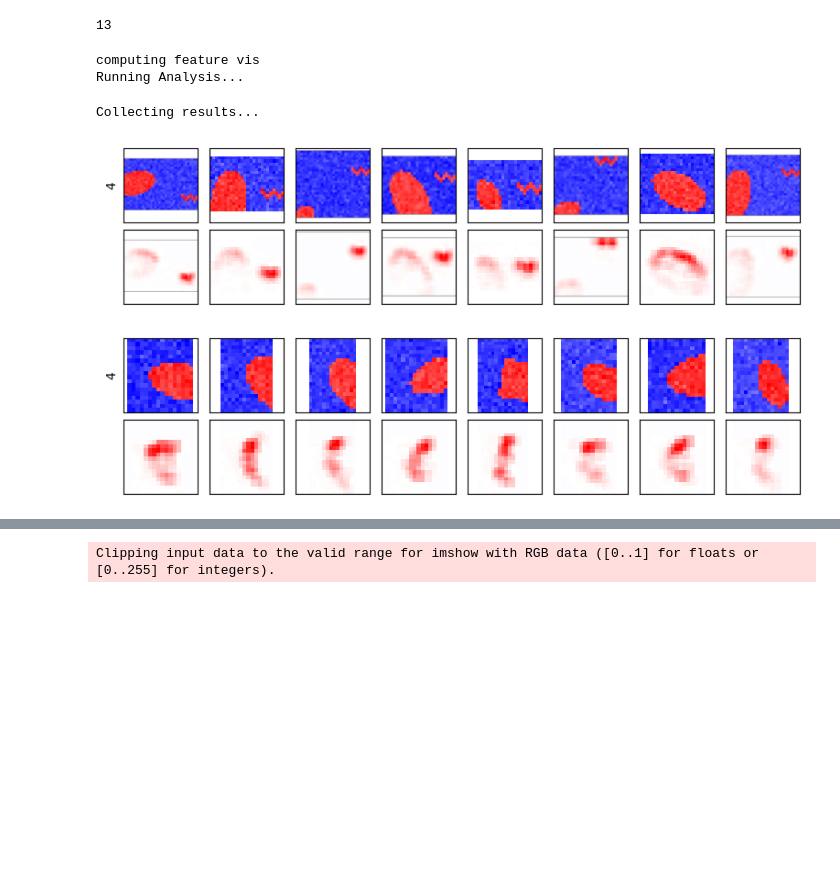
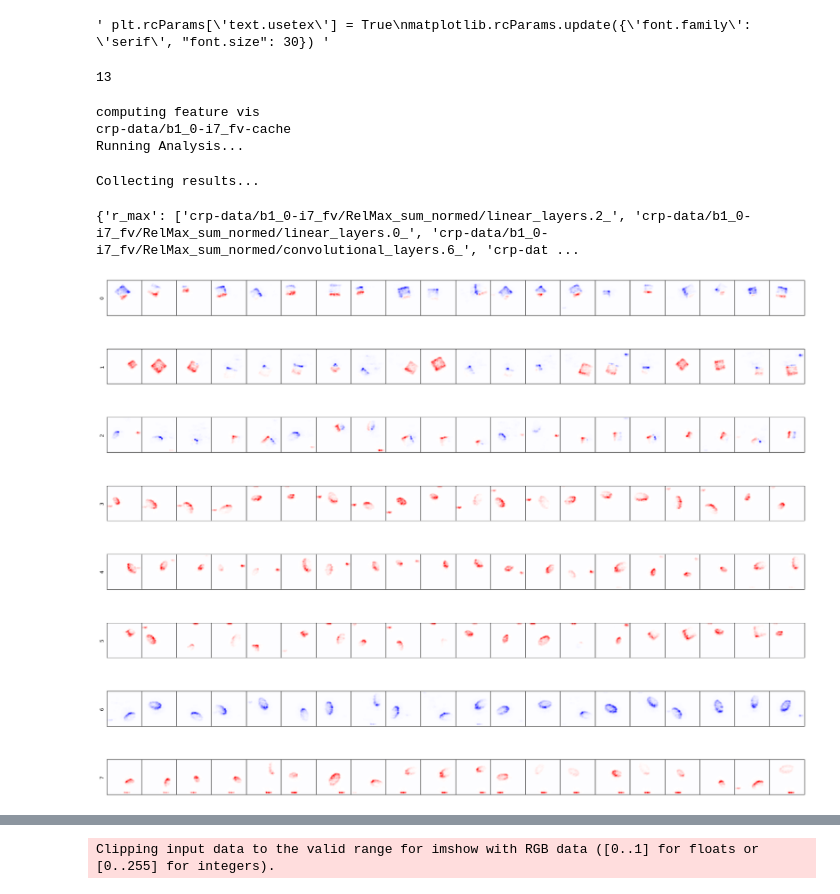
Before and after one commit to lillijo/xai-evaluation-master-thesis, a Jupyter notebook: experiments/random_visualizations.ipynb, the cells around one changed output, grey strips where cells are left out. Cells and saved outputs as stored; diff of their text form; code cells hidden in the pictures; blank space fills up the shorter version.

```diff
--- a/experiments/random_visualizations.ipynb
+++ b/experiments/random_visualizations.ipynb
@@ -27,6 +27,12 @@ from expbasics.ground_truth_measures import GroundTruthMeasures
 
 %reload_ext autoreload
 %autoreload 2
+
+
+""" plt.rcParams['text.usetex'] = True
+matplotlib.rcParams.update({'font.family': 'serif', "font.size": 30}) """
+# %% [output]
+' plt.rcParams[\'text.usetex\'] = True\nmatplotlib.rcParams.update({\'font.family\': \'serif\', "font.size": 30}) '
 # %%
 MODEL_ZOO_INFOS_PATH = "outputs/final_models.json"#"outputs/seeded_model_accuracies.json"
 MODEL_NAME = "../clustermodels/final"
@@ -50,22 +56,29 @@ datas, bis, biases, alldata = data_iterations(MODEL_ZOO_INFOS_PATH, num_it=16)
 # [a["train_accuracy"][2] for a in datas[9]]
 # %%
 from expbasics.plotting import draw_graph_with_images
-model = load_model(MODEL_NAME, 0.98, 7)
-model_name = to_name(0.98, 7)
+b = 1.0
+num_it = 7
+model = load_model(MODEL_NAME, b, num_it)
+model_name = to_name(b, num_it)
+#ds = BiasedNoisyDataset(0.0, 0.5)
+ds = TestDataset(length=300)
 crpa = CRPAttribution(model, ds, MODEL_NAME, model_name)
 
 #nodes, edges, images = crpa.complete_relevance_graph(50)
 #draw_graph_with_images(nodes, edges, images)
 
-#res = crpa.compute_feature_vis()
-
-crpa.make_all_references("convolutional_layers.6" , [4], relact="relevance") # "convolutional_layers.6" "linear_layers.0"
+res = crpa.compute_feature_vis()
 # %% [output]
 computing feature vis
+crp-data/b1_0-i7_fv-cache
 Running Analysis...
 Collecting results...
-[figure, removed]
-# %%
-crpa.make_all_references("convolutional_layers.6" , [4], relact="activation") # "convolutional_layers.6" "linear_layers.0"
-# %% [output]
-[figure, removed]
+# %%
+
+print(res)
+layer = "convolutional_layers.6" #"linear_layers.0" #
+neurons = range(8)
+crpa.make_all_references(layer , neurons, relact="relevance") # "convolutional_layers.6" "linear_layers.0"
+# %% [output]
+{'r_max': ['crp-data/b1_0-i7_fv/RelMax_sum_normed/linear_layers.2_', 'crp-data/b1_0-i7_fv/RelMax_sum_normed/linear_layers.0_', 'crp-data/b1_0-i7_fv/RelMax_sum_normed/convolutional_layers.6_', 'crp-dat ...
+[figure, added]
```
Also changed, not shown: parts of 6 cells of this notebook, 1 other file.
